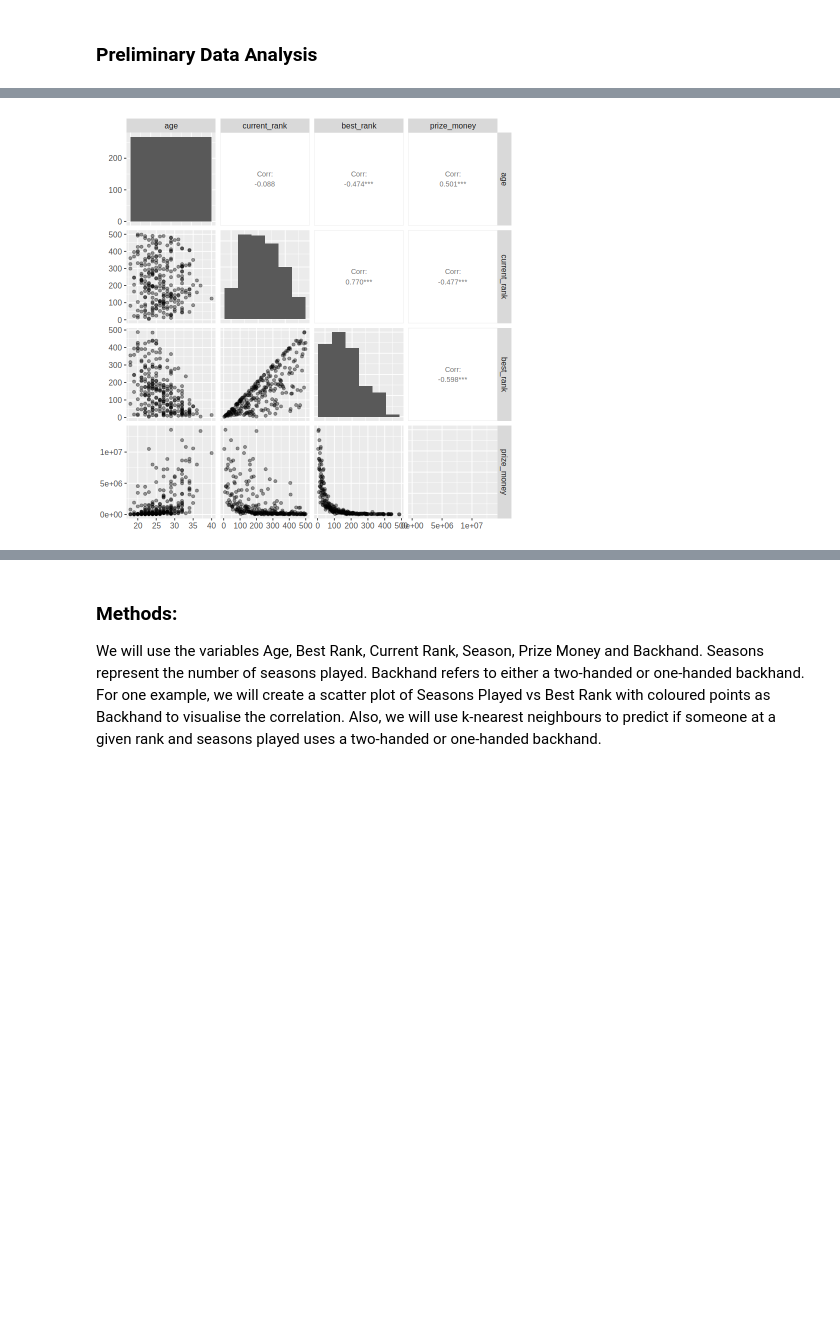
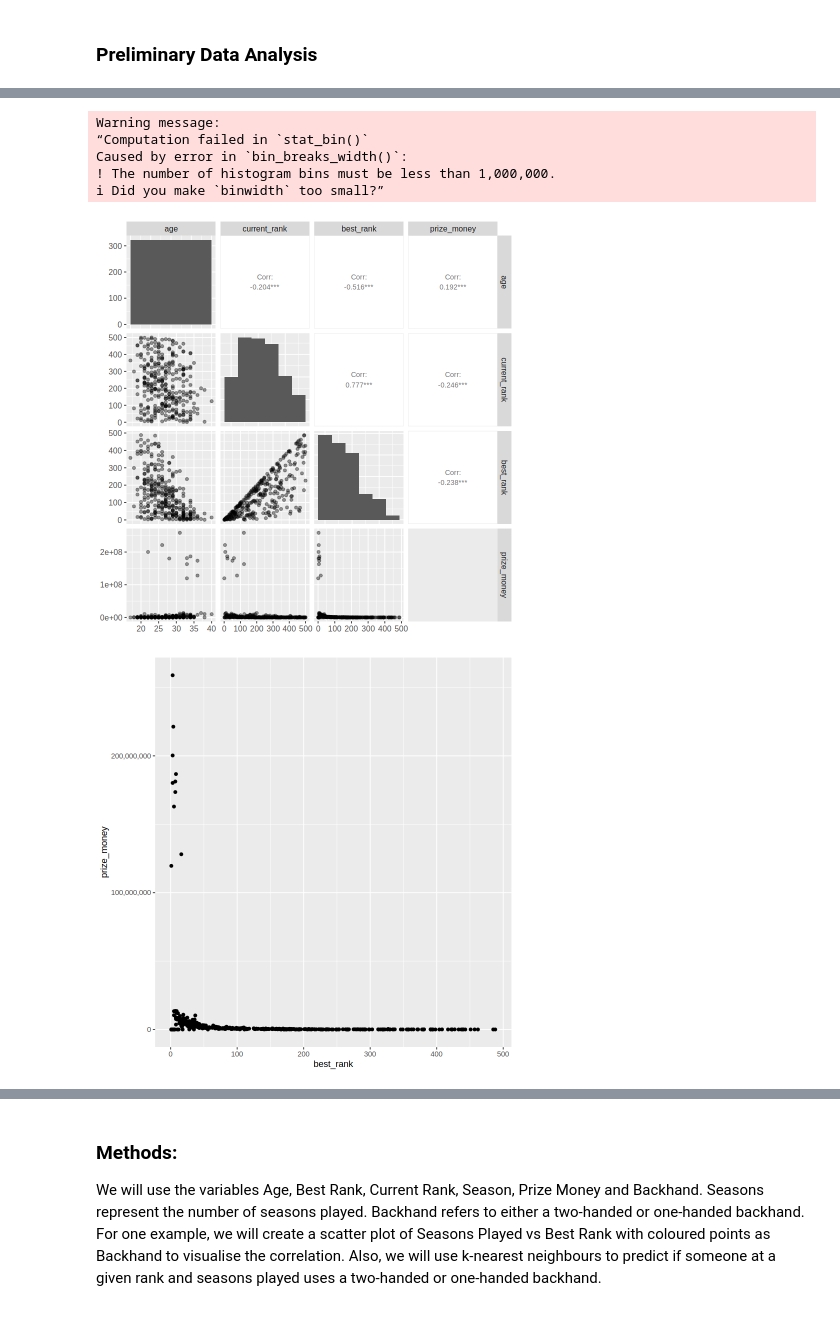
Before and after one commit to aejessen/DSCI100_project, a Jupyter notebook: project.ipynb, the cells around one changed output, grey strips where cells are left out. Saved outputs shown, nothing was run; the diff lists cells and outputs as text; code cells hidden in the pictures; blank space fills up the shorter version.

Commit message:
Fixed Tidy Data
Fixed problem with prize money

```diff
--- a/project.ipynb
+++ b/project.ipynb
@@ -61,12 +48,22 @@ Registered S3 method overwritten by 'GGally':
 # Make sure this "#" below is removed before submission  !!!!!   (leave for testing for now)
 #download.file("https://drive.google.com/uc?export=download&id=1_MECmUXZuuILYeEOfonSGqodW6qVdhsS","player_stats.csv")
 tennis_data <- read_csv("player_stats.csv")
+
 tennis_data_tidy <- tennis_data |>
     select(-Wikipedia) |>
     clean_names() |>
     select(x1, age, current_rank, best_rank, prize_money, plays, backhand) |>
     na.omit()
 
+tennis_data_tidy <- tennis_data_tidy |>
+  mutate(
+    age = as.numeric(sub(" .*", "", age)),
+    current_rank = as.numeric(sub(" .*", "", current_rank)),
+    best_rank = as.numeric(sub(" .*", "", best_rank)),
+    prize_money = str_extract(prize_money, "(\\S+\\s+\\S|\\S+)"),
+    prize_money = as.numeric(gsub("[^0-9]", "", prize_money))
+  )
+
 head(tennis_data_tidy)
 # %% [output]
 New names:
@@ -91,10 +88,6 @@ A tibble: 6 × 7
 # %%
-tennis_data_tidy <- tennis_data_tidy |>
-  mutate(
-    age = as.numeric(sub(" .*", "", age)),
-    current_rank = as.numeric(sub(" .*", "", current_rank)),
-    best_rank = as.numeric(sub(" .*", "", best_rank)),
-    prize_money = as.numeric(gsub("[^0-9]", "", prize_money)))|> filter(prize_money<50000000)
+
+
 
 #prize_money = as.numeric(gsub("[^0-9]", "", prize_money)))
 #prize_money = as.numeric(gsub("[^0-9]", "", (paste(strsplit(prize_money, split= " ")[0], strsplit(prize_money, split= " ")[1])))))
@@ -102,6 +95,6 @@ tennis_data_tidy <- tennis_data_tidy |>
 
 #strsplit(x,split,fixed=T)
 
-head(tennis_data_tidy, n=100)
+head(tennis_data_tidy)
 nrow(tennis_data_tidy)
 # %% [output]
@@ -128,6 +111,6 @@ A tibble: 100 × 7
 # %%
 # Double check what the split proportion should be
-tennis_split <- initial_split(tennis_data_tidy, prop = 0.7, strata= prize_money)
+tennis_split <- initial_split(tennis_data_tidy, prop = 0.8, strata= prize_money)
 
 training_data <- training(tennis_split)
 testing_data <- testing(tennis_split)
@@ -148,29 +131,35 @@ testing_data <- testing(tennis_split)
 # %%
 tennis_pairplot <- training_data |> select(age, current_rank, best_rank, prize_money) |>
     ggpairs(
         lower = list(continuous = wrap('points', alpha = 0.4)),
         diag = list(continuous = wrap('barDiag', binwidth = 100)), # Adjust binwidth as needed
         upper = list(continuous = wrap('cor', size = 3))) +
     theme(text = element_text(size = 12))
     # Change prize money to get rid of outliers?
 
 tennis_pairplot
 
-#prize_best_rank <- ggplot(tennis_data_tidy, aes(x= best_rank, y= log(prize_money))) +
-   # geom_point() +
-  #  scale_x_continuous(labels = scales::comma) +
-  #  scale_y_continuous(labels = scales::comma)
-#prize_best_rank
+prize_best_rank <- ggplot(tennis_data_tidy, aes(x= best_rank, y= prize_money)) +
+    geom_point() +
+    scale_x_continuous(labels = scales::comma) +
+   scale_y_continuous(labels = scales::comma)
+prize_best_rank
 
 #seasons_scatter_plot <- ggplot(training_data, aes(x = seasons, y = best_rank)) +
 #  geom_point() +
 ##  labs(x = "Seasons", y = "Best Rank") +
 #  ggtitle("Number of Seasons Played vs. Best Rank") +
 #  theme_minimal()
 
 #seasons_scatter_plot
 # %% [output]
+Warning message:
+“Computation failed in `stat_bin()`
+Caused by error in `bin_breaks_width()`:
+! The number of histogram bins must be less than 1,000,000.
+ℹ Did you make `binwidth` too small?”
-[figure, old version]
+[figure, new version]
+[figure, added]
 # %%
 lm_spec <- linear_reg() |>
   set_engine("lm") |> set_mode("regression")
```
Also changed, not shown: parts of 8 cells of this notebook.
